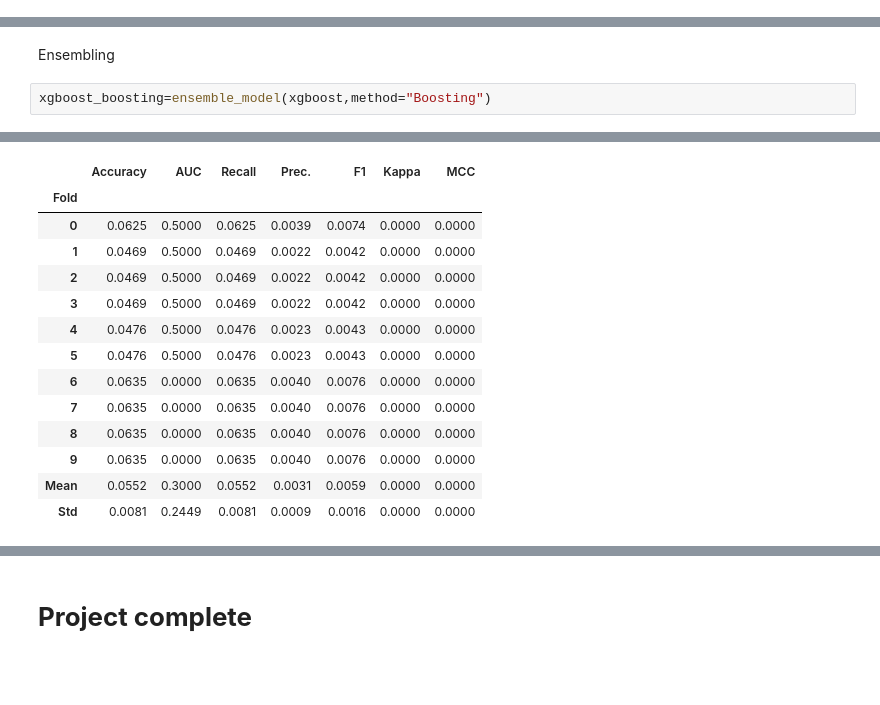
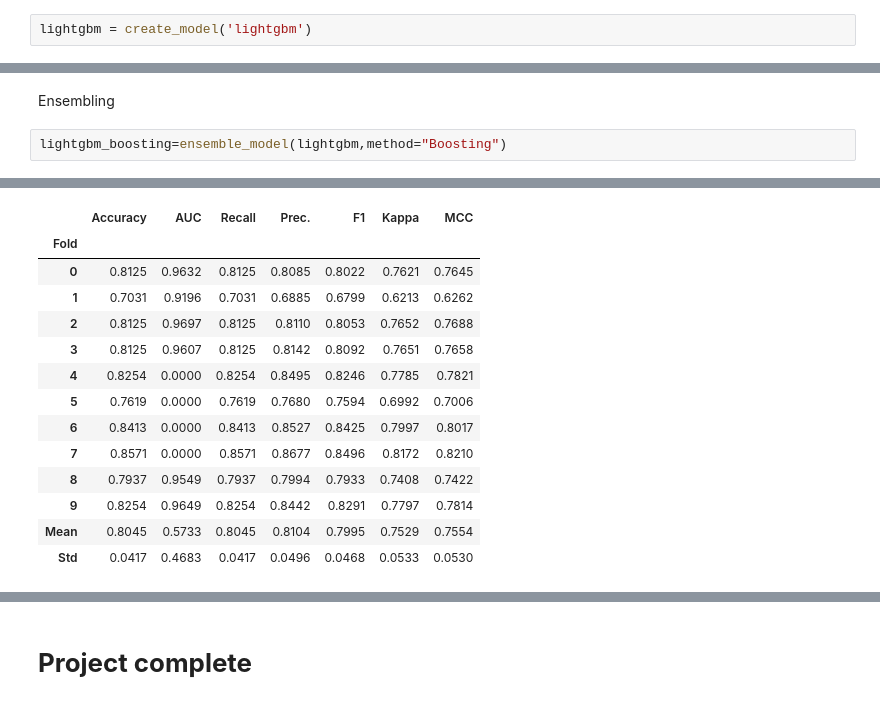
Before and after one commit to ChinarVyas/Evaluation-Projects, a Jupyter notebook: Phase:II/Global_Power_Plant_Database.ipynb, the cells around one changed output, grey strips where cells are left out. Cells and saved outputs as stored; diff of their text form; blank space fills up the shorter version.

```diff
--- a/Phase:II/Global_Power_Plant_Database.ipynb
+++ b/Phase:II/Global_Power_Plant_Database.ipynb
@@ -583,0 +596,2 @@ xgboost = create_model('xgboost')
+# %%
+lightgbm = create_model('lightgbm')
@@ -607,22 +638,22 @@ Original model was better than the tuned model, hence it will be returned. NOTE:
 # %% [markdown]
 Ensembling
 # %%
-xgboost_boosting=ensemble_model(xgboost,method="Boosting")
+lightgbm_boosting=ensemble_model(lightgbm,method="Boosting")
 # %% [output]
 [interactive output not drawn]
 |  | Accuracy | AUC | Recall | Prec. | F1 | Kappa | MCC |
 | Fold |  |  |  |  |  |  |  |
-| 0 | 0.0625 | 0.5000 | 0.0625 | 0.0039 | 0.0074 | 0.0000 | 0.0000 |
-| 1 | 0.0469 | 0.5000 | 0.0469 | 0.0022 | 0.0042 | 0.0000 | 0.0000 |
-| 2 | 0.0469 | 0.5000 | 0.0469 | 0.0022 | 0.0042 | 0.0000 | 0.0000 |
-| 3 | 0.0469 | 0.5000 | 0.0469 | 0.0022 | 0.0042 | 0.0000 | 0.0000 |
-| 4 | 0.0476 | 0.5000 | 0.0476 | 0.0023 | 0.0043 | 0.0000 | 0.0000 |
-| 5 | 0.0476 | 0.5000 | 0.0476 | 0.0023 | 0.0043 | 0.0000 | 0.0000 |
-| 6 | 0.0635 | 0.0000 | 0.0635 | 0.0040 | 0.0076 | 0.0000 | 0.0000 |
-| 7 | 0.0635 | 0.0000 | 0.0635 | 0.0040 | 0.0076 | 0.0000 | 0.0000 |
-| 8 | 0.0635 | 0.0000 | 0.0635 | 0.0040 | 0.0076 | 0.0000 | 0.0000 |
-| 9 | 0.0635 | 0.0000 | 0.0635 | 0.0040 | 0.0076 | 0.0000 | 0.0000 |
-| Mean | 0.0552 | 0.3000 | 0.0552 | 0.0031 | 0.0059 | 0.0000 | 0.0000 |
-| Std | 0.0081 | 0.2449 | 0.0081 | 0.0009 | 0.0016 | 0.0000 | 0.0000 |
+| 0 | 0.8125 | 0.9632 | 0.8125 | 0.8085 | 0.8022 | 0.7621 | 0.7645 |
+| 1 | 0.7031 | 0.9196 | 0.7031 | 0.6885 | 0.6799 | 0.6213 | 0.6262 |
+| 2 | 0.8125 | 0.9697 | 0.8125 | 0.8110 | 0.8053 | 0.7652 | 0.7688 |
+| 3 | 0.8125 | 0.9607 | 0.8125 | 0.8142 | 0.8092 | 0.7651 | 0.7658 |
+| 4 | 0.8254 | 0.0000 | 0.8254 | 0.8495 | 0.8246 | 0.7785 | 0.7821 |
+| 5 | 0.7619 | 0.0000 | 0.7619 | 0.7680 | 0.7594 | 0.6992 | 0.7006 |
+| 6 | 0.8413 | 0.0000 | 0.8413 | 0.8527 | 0.8425 | 0.7997 | 0.8017 |
+| 7 | 0.8571 | 0.0000 | 0.8571 | 0.8677 | 0.8496 | 0.8172 | 0.8210 |
+| 8 | 0.7937 | 0.9549 | 0.7937 | 0.7994 | 0.7933 | 0.7408 | 0.7422 |
+| 9 | 0.8254 | 0.9649 | 0.8254 | 0.8442 | 0.8291 | 0.7797 | 0.7814 |
+| Mean | 0.8045 | 0.5733 | 0.8045 | 0.8104 | 0.7995 | 0.7529 | 0.7554 |
+| Std | 0.0417 | 0.4683 | 0.0417 | 0.0496 | 0.0468 | 0.0533 | 0.0530 |
 [interactive output not drawn]
 # %%
```
Also changed, not shown: parts of 26 cells of this notebook.
